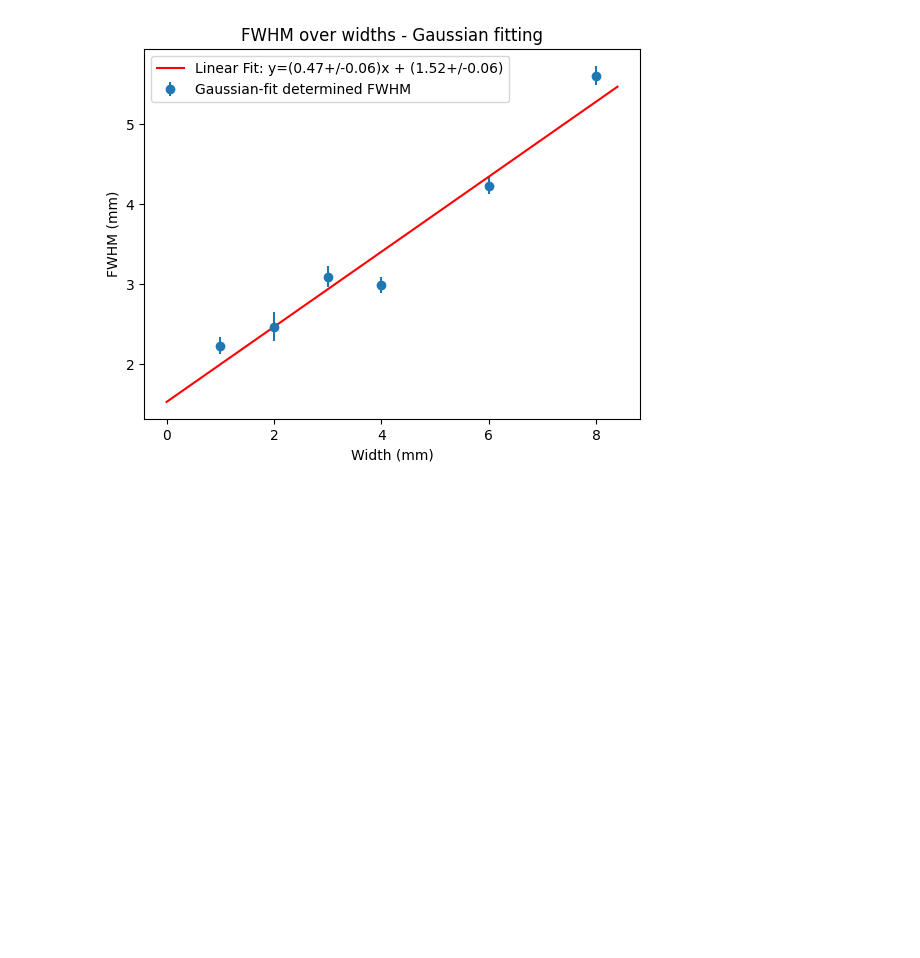
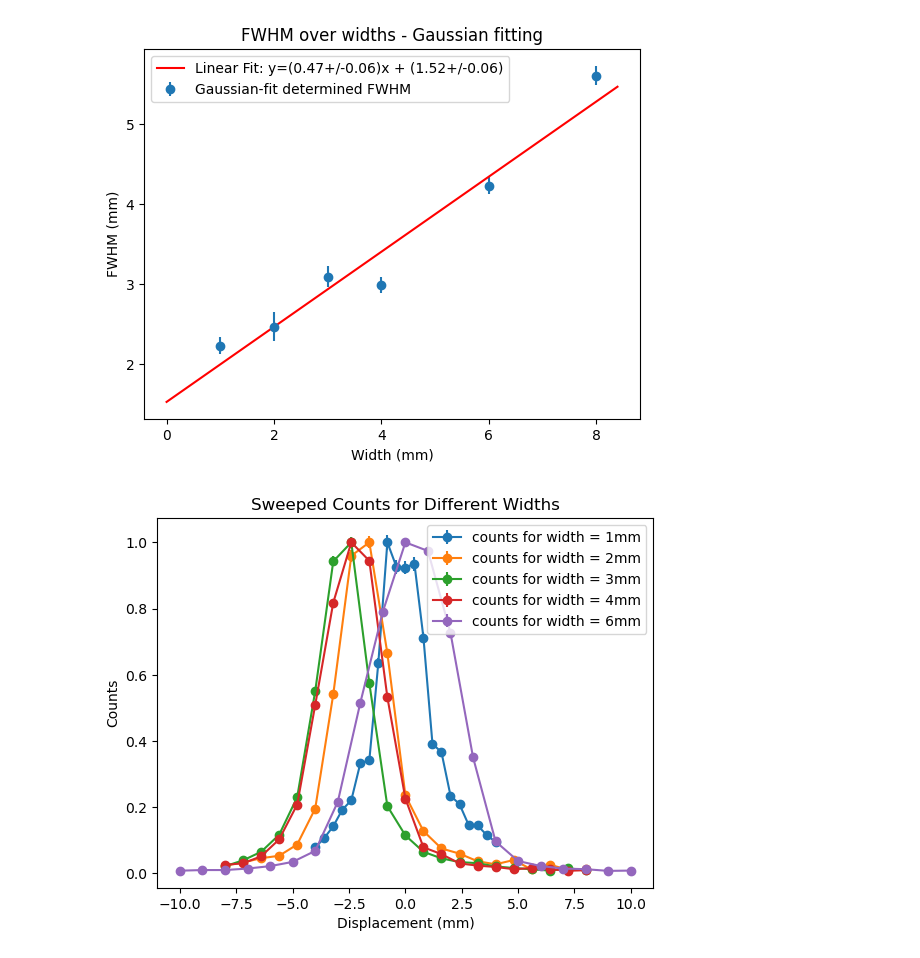
Before and after one commit to MarkZhit/PHYS409-PET, a Jupyter notebook: VaryWidth.ipynb, the cells around one changed output. Drawn from its saved outputs; the diff is of its cells as text; code cells hidden in the pictures; blank space fills up the shorter version.

```diff
--- a/VaryWidth.ipynb
+++ b/VaryWidth.ipynb
@@ -155,9 +155,11 @@ plt.show()
 # %% [output]
 [figure]
 # %%
-WidthCalibrationJan23 = m.group_data_by_metric("./data/Width Calibration 2026-01-23")
+WidthCalibrationJan23 = m.group_data_by_metric("./data/Width calibration - 2026-01-23")
 WidthCalibrationJan23 = m.normalizeWidthScans(WidthCalibrationJan23)
 m.plotWidthScans(WidthCalibrationJan23, "Width Calibration Jan23")
+# %% [output]
+[figure, added]
 # %%
 grouped_FWHM_jan23 = m.getFWHMGaussian(WidthCalibrationJan23)
 widths = []
```
Also changed, not shown: parts of 2 cells of this notebook, 11 other files.
